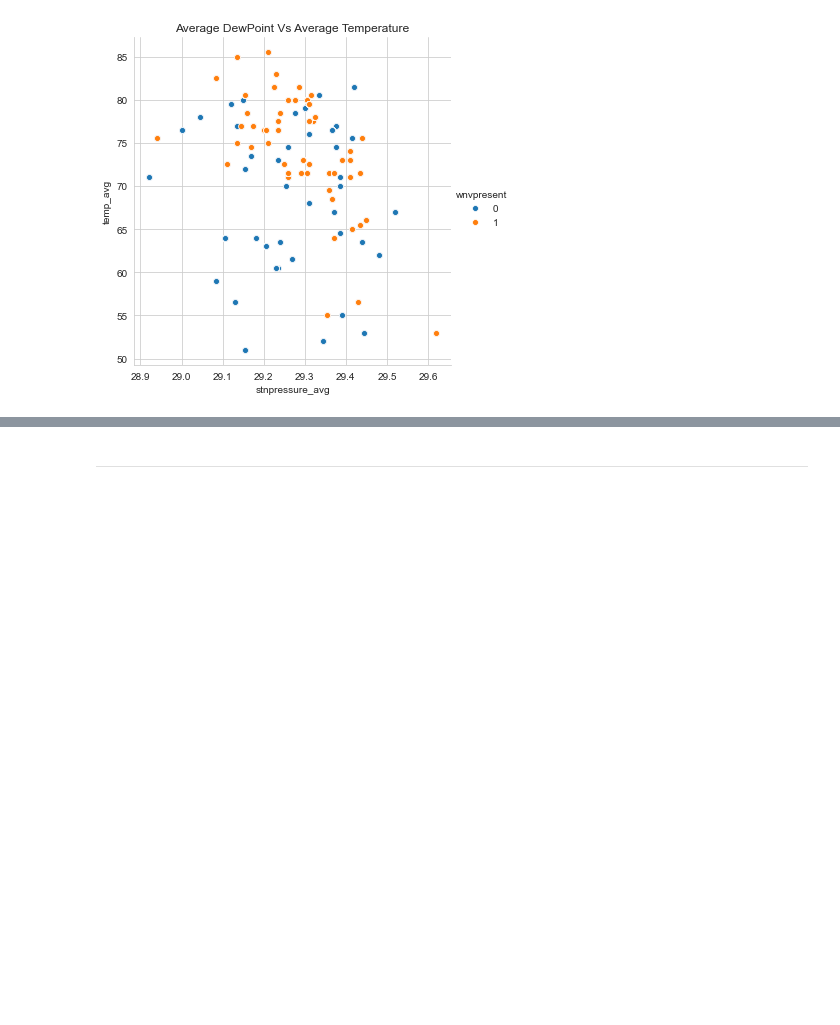
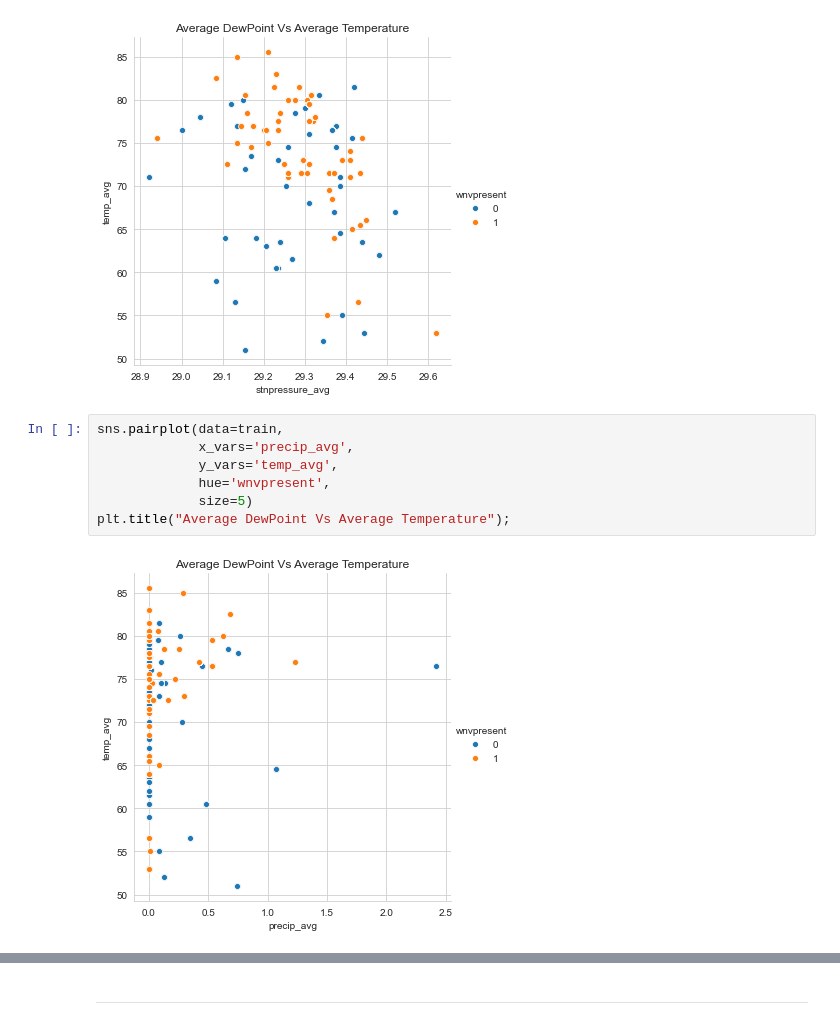
Before and after one commit to chevalier88/GA_Project_4_Advanced_Supervised_Learning, a Jupyter notebook: codes/for merge before master.ipynb, the cells around one changed output, grey strips where cells are left out. Cells and saved outputs as stored; diff of their text form; blank space fills up the shorter version.

```diff
--- a/codes/for merge before master.ipynb
+++ b/codes/for merge before master.ipynb
@@ -924,6 +925,15 @@ sns.pairplot(data=train,
 plt.title("Average DewPoint Vs Average Temperature");
 # %% [output]
 [figure]
+# %%
+sns.pairplot(data=train,
+             x_vars='precip_avg',
+             y_vars='temp_avg',
+             hue='wnvpresent',
+             size=5)
+plt.title("Average DewPoint Vs Average Temperature");
+# %% [output]
+[figure, added]
 # %% [markdown]
 <div class="alert alert-block alert-info">
 
```
Also changed, not shown: parts of 30 cells of this notebook.
